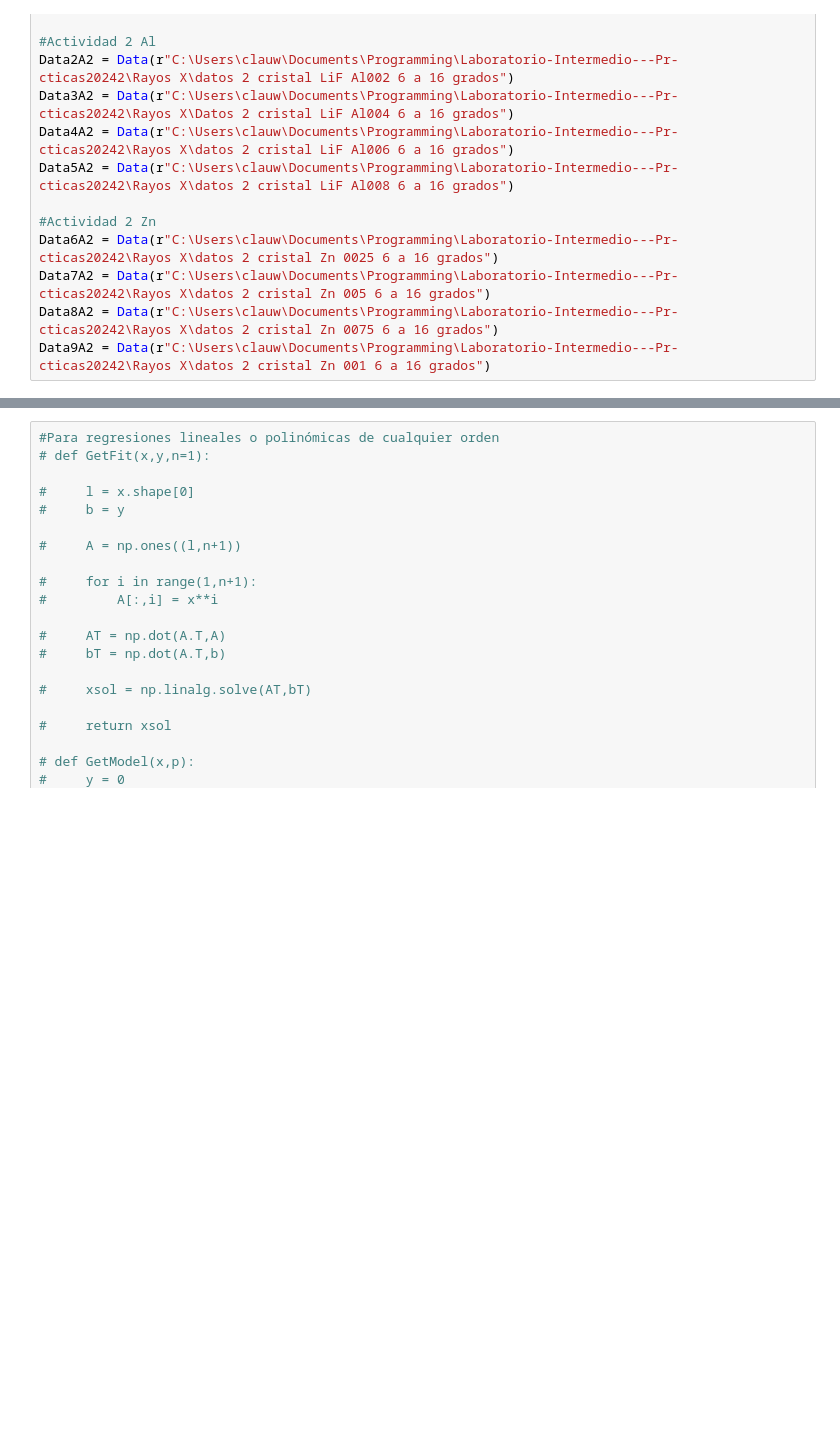
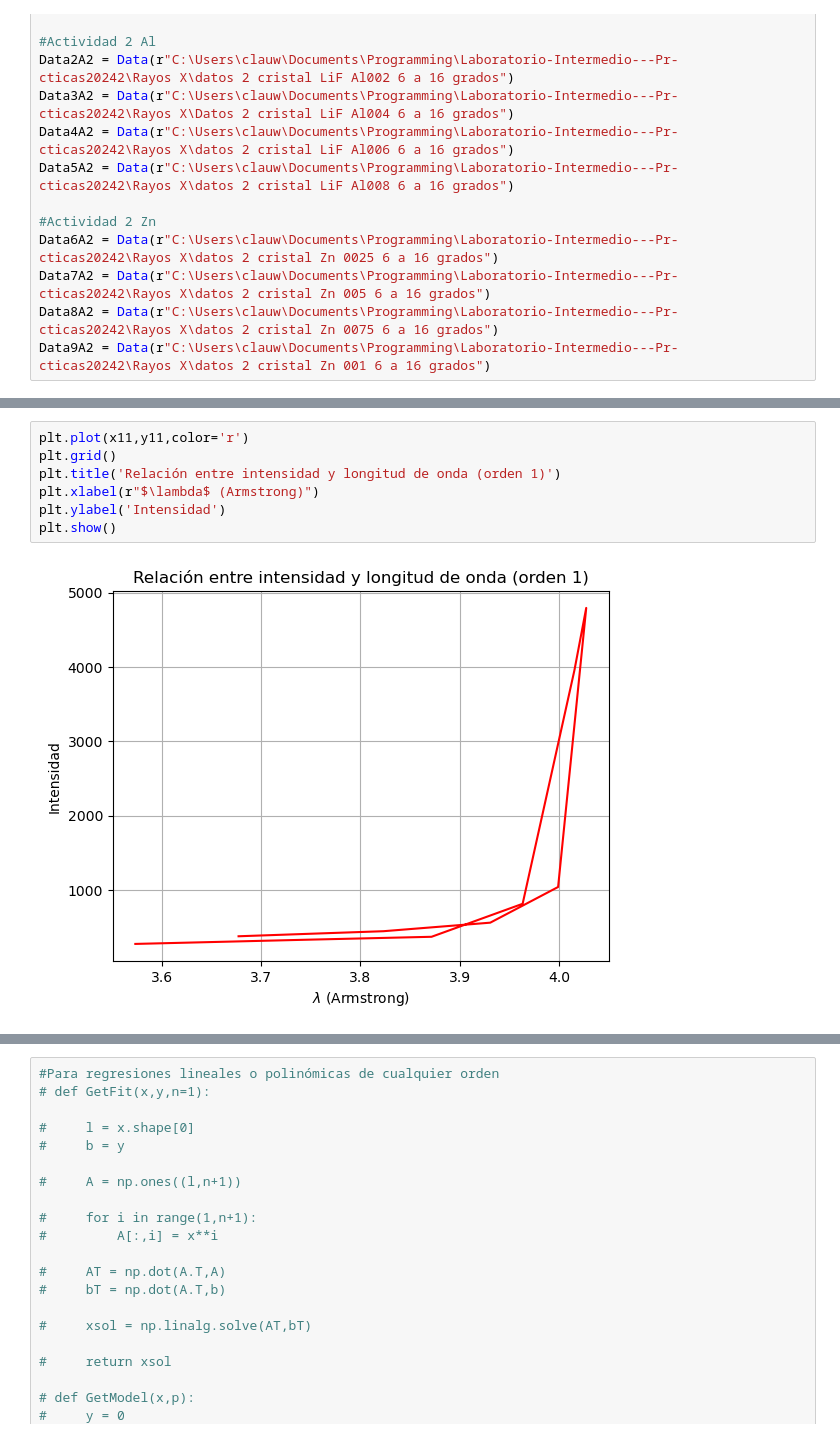
Before and after one commit to ccuellarn/Laboratorio-Intermedio---Pr-cticas20242, a Jupyter notebook: Rayos X/Rayos X.ipynb, the cells around one changed output, grey strips where cells are left out. Drawn from its saved outputs; the diff is of its cells as text; blank space fills up the shorter version.

```diff
--- a/Rayos X/Rayos X.ipynb
+++ b/Rayos X/Rayos X.ipynb
@@ -58,0 +64,9 @@ out.plot()
+# %%
+plt.plot(x11,y11,color='r')
+plt.grid()
+plt.title('Relación entre intensidad y longitud de onda (orden 1)')
+plt.xlabel(r"$\lambda$ (Armstrong)")
+plt.ylabel('Intensidad')
+plt.show()
+# %% [output]
+[figure, added]
```
Also changed, not shown: parts of 6 cells of this notebook.
